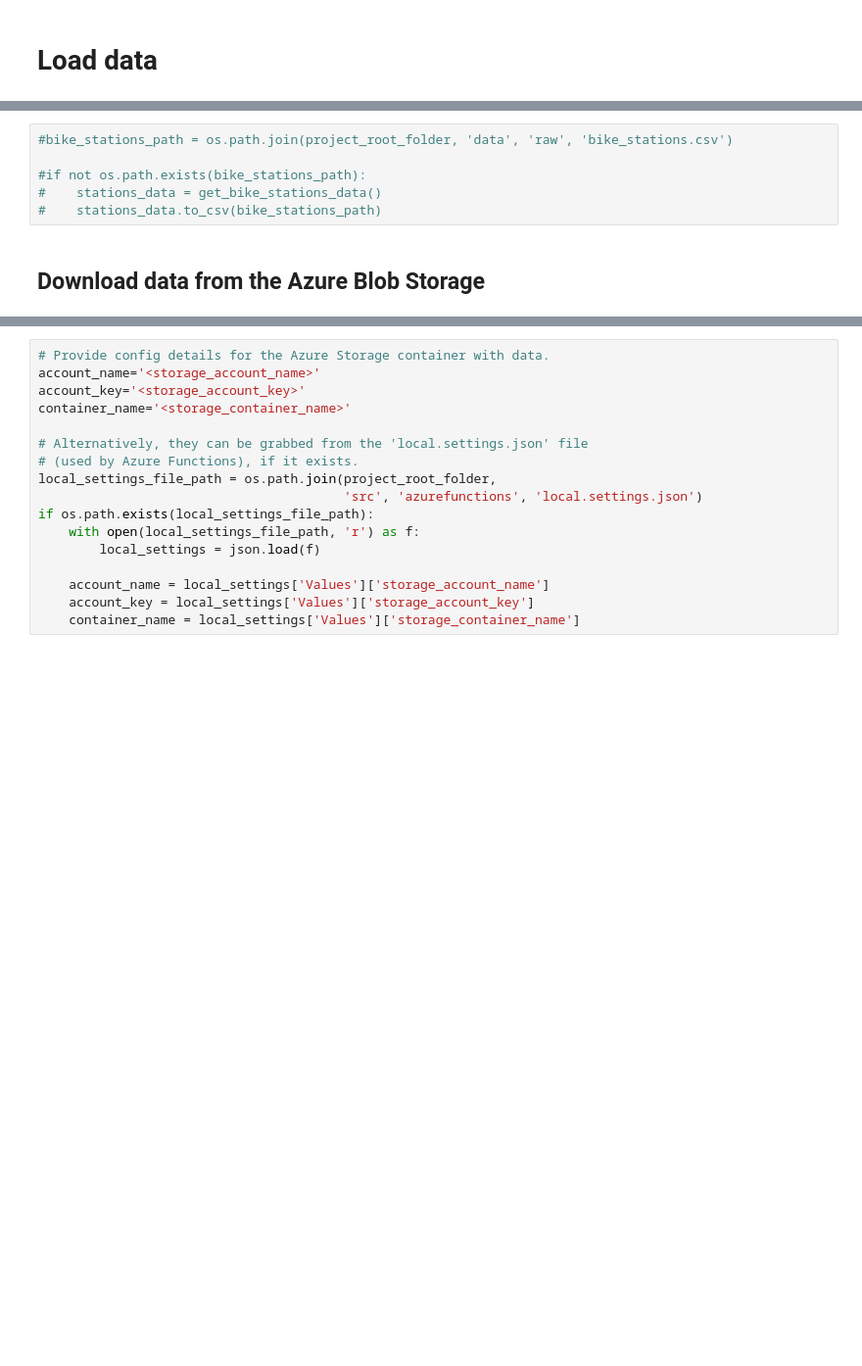
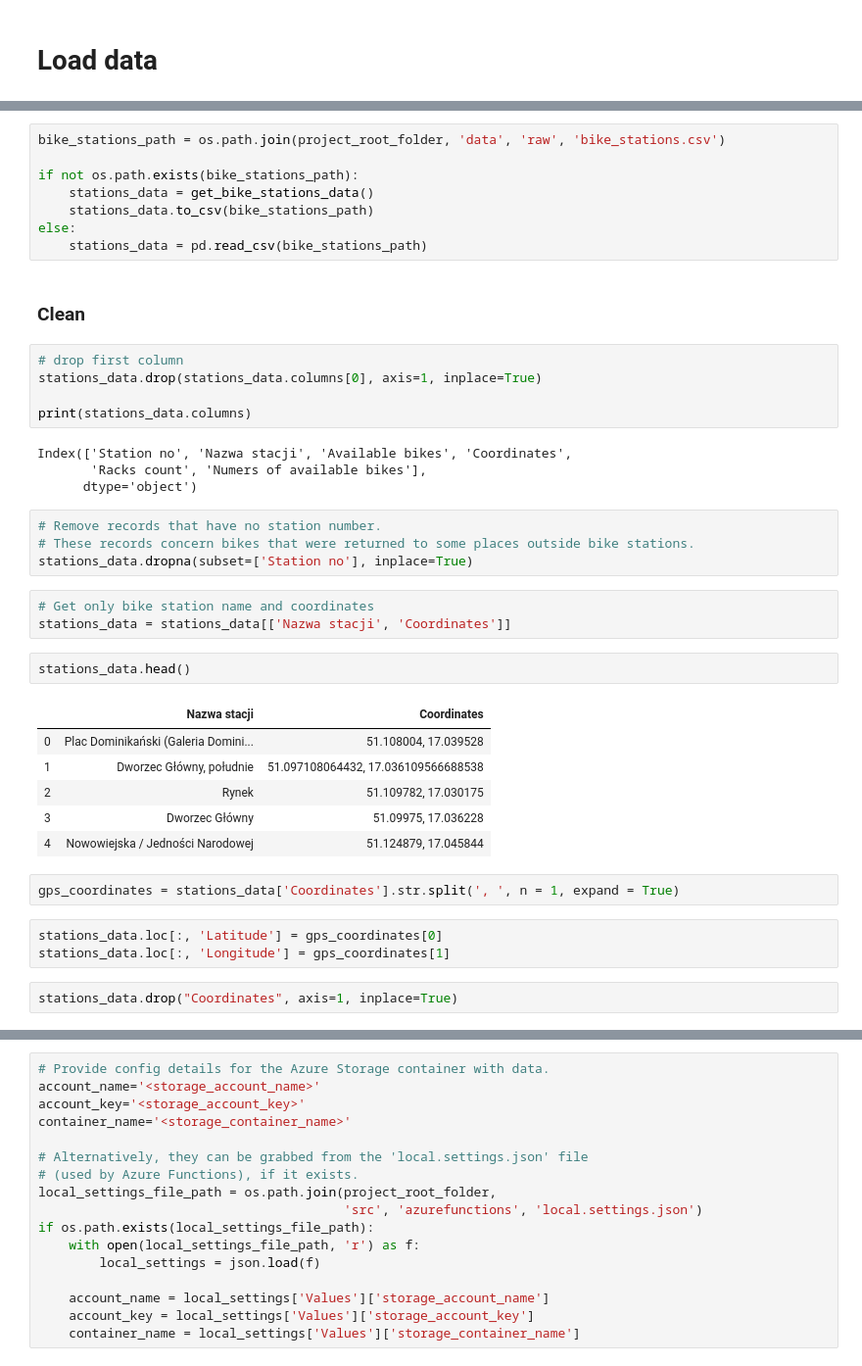
Before and after one commit to mariuszrokita/wroclawski-rower-miejski, a Jupyter notebook: notebooks/1-data-processing.ipynb, the cells around one changed output, grey strips where cells are left out. Shown at 98% size. Cells and saved outputs as stored; diff of their text form; blank space fills up the shorter version.

```diff
--- a/notebooks/1-data-processing.ipynb
+++ b/notebooks/1-data-processing.ipynb
@@ -50,8 +54,42 @@ data_interim_folder = os.path.join(project_root_folder, 'data', 'interim')
 # %%
-#bike_stations_path = os.path.join(project_root_folder, 'data', 'raw', 'bike_stations.csv')
+bike_stations_path = os.path.join(project_root_folder, 'data', 'raw', 'bike_stations.csv')
 
-#if not os.path.exists(bike_stations_path):
-#    stations_data = get_bike_stations_data()
-#    stations_data.to_csv(bike_stations_path)
+if not os.path.exists(bike_stations_path):
+    stations_data = get_bike_stations_data()
+    stations_data.to_csv(bike_stations_path)
+else:
+    stations_data = pd.read_csv(bike_stations_path)
-# %% [markdown]
-## Download data from the Azure Blob Storage
+# %% [markdown]
+### Clean
+# %%
+# drop first column
+stations_data.drop(stations_data.columns[0], axis=1, inplace=True)
+
+print(stations_data.columns)
+# %% [output]
+Index(['Station no', 'Nazwa stacji', 'Available bikes', 'Coordinates',
+       'Racks count', 'Numers of available bikes'],
+      dtype='object')
+# %%
+# Remove records that have no station number.
+# These records concern bikes that were returned to some places outside bike stations.
+stations_data.dropna(subset=['Station no'], inplace=True)
+# %%
+# Get only bike station name and coordinates
+stations_data = stations_data[['Nazwa stacji', 'Coordinates']]
+# %%
+stations_data.head()
+# %% [output]
+|  | Nazwa stacji | Coordinates |
+| 0 | Plac Dominikański (Galeria Domini... | 51.108004, 17.039528 |
+| 1 | Dworzec Główny, południe | 51.097108064432, 17.036109566688538 |
+| 2 | Rynek | 51.109782, 17.030175 |
+| 3 | Dworzec Główny | 51.09975, 17.036228 |
+| 4 | Nowowiejska / Jedności Narodowej | 51.124879, 17.045844 |
+# %%
+gps_coordinates = stations_data['Coordinates'].str.split(', ', n = 1, expand = True)
+# %%
+stations_data.loc[:, 'Latitude'] = gps_coordinates[0]
+stations_data.loc[:, 'Longitude'] = gps_coordinates[1]
+# %%
+stations_data.drop("Coordinates", axis=1, inplace=True)
```
Also changed, not shown: parts of 22 cells of this notebook, 2 other files.
